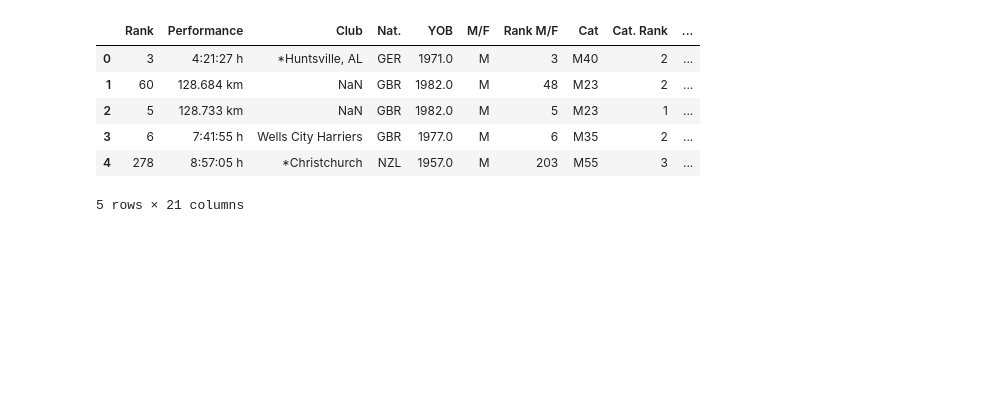
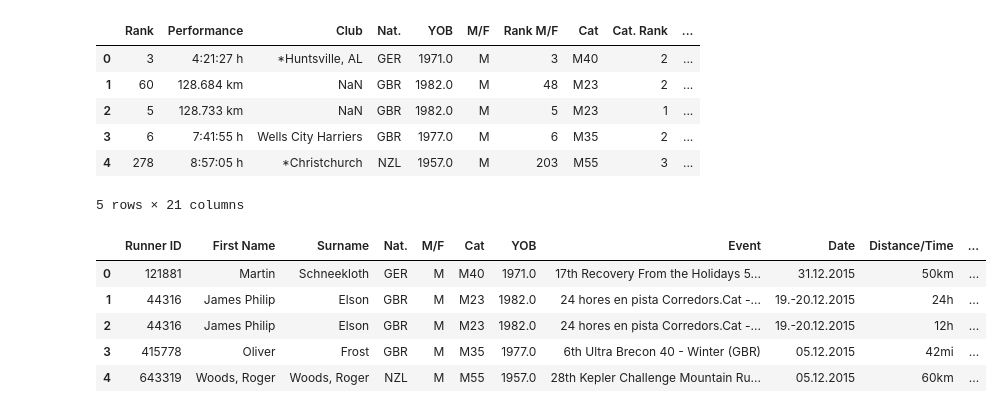
Before and after one commit to Dusoye/BobGraham, a Jupyter notebook: bobgraham.ipynb, the cells around one changed output. Saved outputs shown, nothing was run; the diff lists cells and outputs as text; code cells hidden in the pictures; blank space fills up the shorter version.

```diff
--- a/bobgraham.ipynb
+++ b/bobgraham.ipynb
@@ -401,3 +466,44 @@ df.head()
 | 3 | 6 | 7:41:55 h | Wells City Harriers | GBR | 1977.0 | M | 6 | M35 | 2 | ... |
 | 4 | 278 | 8:57:05 h | *Christchurch | NZL | 1957.0 | M | 203 | M55 | 3 | ... |
 5 rows × 21 columns
+# %%
+import os
+
+def load_and_clean_data(directory_path):
+    """
+    Load all CSV files from the directory, clean them, and combine into a single DataFrame.
+    """
+    all_files = [os.path.join(directory_path, file) for file in os.listdir(directory_path) if file.endswith('.csv')]
+    all_data = []  # List to store each DataFrame temporarily
+    columns_to_keep = ['Runner ID','First Name','Surname','Nat.','M/F','Cat','YOB','Event','Date','Distance/Time','Distance KM','Race Type','Time Seconds Finish','Distance Finish']
+
+    for file in all_files:
+        # Load each CSV file
+        df = pd.read_csv(file)
+
+        df = clean_data(df)
+        df = split_distance_column(df)
+        df = parse_performance(df)
+        df['Distance KM'] = df['Distance/Time'].apply(convert_miles_to_km)
+        df['Distance KM'] = df['Distance KM'].round(0)
+        df = df[columns_to_keep]
+        all_data.append(df)
+
+    # Concatenate all data into a single DataFrame
+    combined_df = pd.concat(all_data, ignore_index=True)
+    return combined_df
+
+# Specify the directory path where CSV files are stored
+directory_path = './data/duv_results/'  # Adjust the path to your needs
+
+# Load, clean, and combine all CSV data
+cleaned_data = load_and_clean_data(directory_path)
+
+cleaned_data.head()
+# %% [output]
+|  | Runner ID | First Name | Surname | Nat. | M/F | Cat | YOB | Event | Date | Distance/Time | ... |
+| 0 | 121881 | Martin | Schneekloth | GER | M | M40 | 1971.0 | 17th Recovery From the Holidays 5... | 31.12.2015 | 50km | ... |
+| 1 | 44316 | James Philip | Elson | GBR | M | M23 | 1982.0 | 24 hores en pista Corredors.Cat -... | 19.-20.12.2015 | 24h | ... |
+| 2 | 44316 | James Philip | Elson | GBR | M | M23 | 1982.0 | 24 hores en pista Corredors.Cat -... | 19.-20.12.2015 | 12h | ... |
+| 3 | 415778 | Oliver | Frost | GBR | M | M35 | 1977.0 | 6th Ultra Brecon 40 - Winter (GBR) | 05.12.2015 | 42mi | ... |
+| 4 | 643319 | Woods, Roger | Woods, Roger | NZL | M | M55 | 1957.0 | 28th Kepler Challenge Mountain Ru... | 05.12.2015 | 60km | ... |
```
Also changed, not shown: parts of 9 cells of this notebook, 12 other files.
